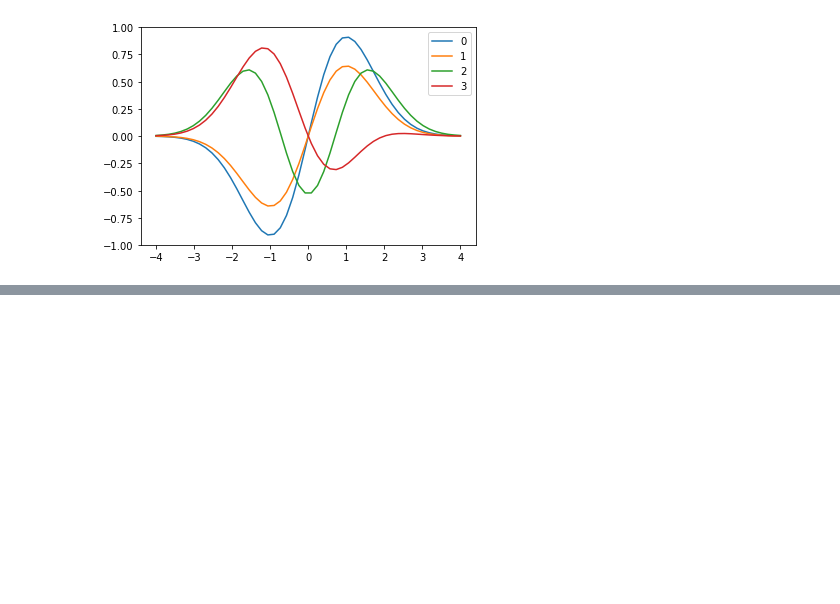
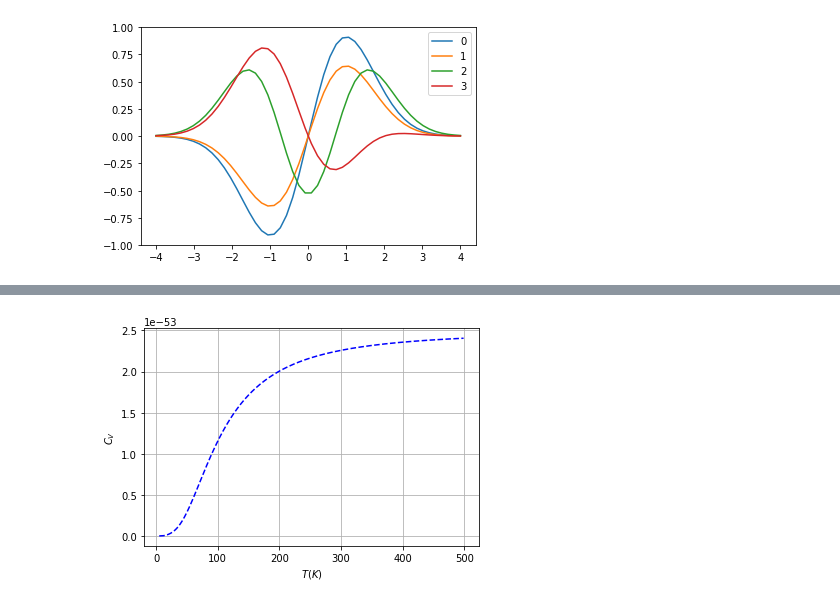
Before and after one commit to ignaciop/python_varios, a Jupyter notebook: cp-newman-ch5.ipynb, the cells around one changed output, grey strips where cells are left out. Drawn from its saved outputs; the diff is of its cells as text; code cells hidden in the pictures; blank space fills up the shorter version.

```diff
--- a/cp-newman-ch5.ipynb
+++ b/cp-newman-ch5.ipynb
@@ -148,0 +242,23 @@ show()
+# %%
+rho = 6.022e-28
+V = 0.001
+kB = 1.381e-23
+thetaD = 428
+
+f = lambda x: ((x**4)*np.exp(x))/(np.exp(x) - 1)**2
+
+def cv(T):
+    r = si.fixed_quad(f,0,thetaD/T)
+    return (9*V*rho*kB*(T/thetaD)**3)*r[0]
+
+T = np.arange(5,500)
+CV = [cv(t) for t in T]
+
+plt.figure(1)
+plt.plot(T,CV,'b--')
+plt.xlabel(r'$T (K)$')
+plt.ylabel(r'$C_{V}$')
+plt.grid()
+plt.show()
+# %% [output]
+[figure, added]
```
Also changed, not shown: parts of 10 cells of this notebook, 1 other file.
